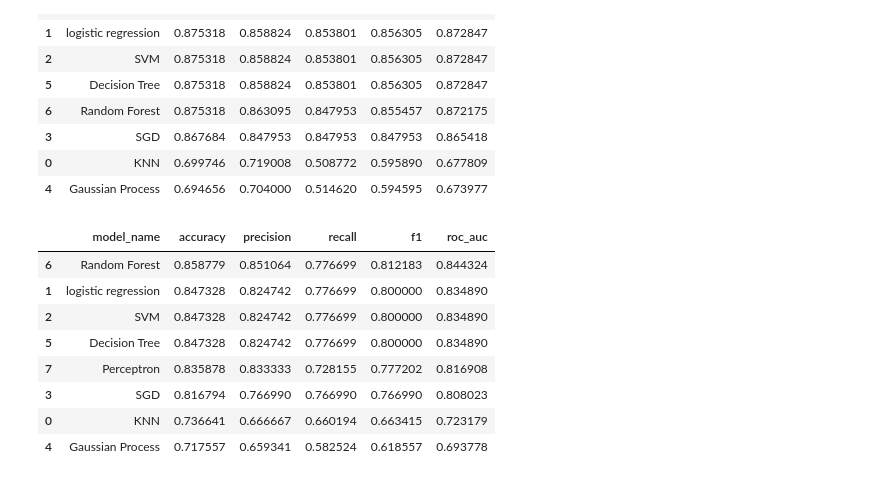
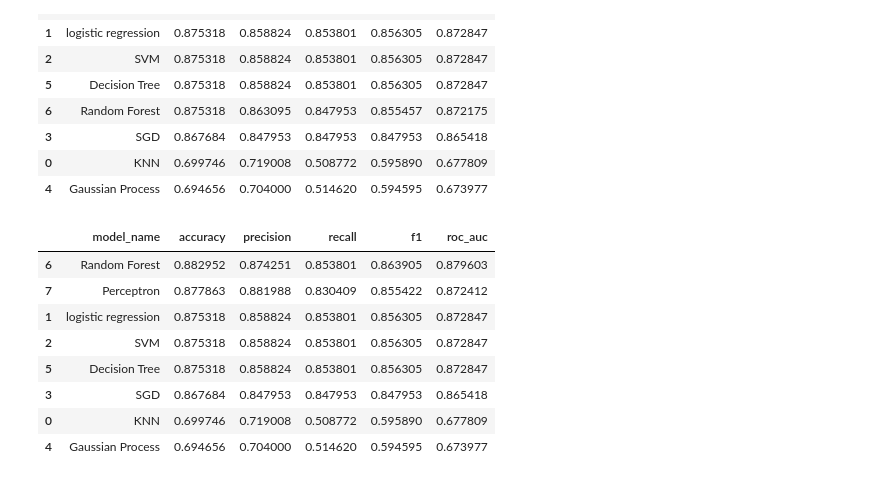
Before and after one commit to GDevigili/machine-learning-coursework, a Jupyter notebook: main.ipynb, the cells around one changed output. Drawn from its saved outputs; the diff is of its cells as text; code cells hidden in the pictures.

```diff
--- a/main.ipynb
+++ b/main.ipynb
@@ -341,12 +341,12 @@ from sklearn import model_selection
 from sklearn.metrics import accuracy_score
 from sklearn.metrics import confusion_matrix
 from sklearn.metrics import classification_report
+from sklearn.metrics import average_precision_score
+from sklearn.metrics import precision_score
+from sklearn.metrics import recall_score
+from sklearn.metrics import f1_score
 from sklearn.metrics import roc_auc_score
-from sklearn.metrics import roc_curve
-from sklearn.metrics import auc
-from sklearn.metrics import average_precision_score
-from sklearn.metrics import f1_score
-from sklearn.metrics import precision_recall_curve
+
 import itertools
 
-cv = model_selection.StratifiedKFold(n_splits=5)
+cv = model_selection.StratifiedKFold(n_splits=10)
@@ -960,19 +953,19 @@ df_results
 | 0 | KNN | 0.699746 | 0.719008 | 0.508772 | 0.595890 | 0.677809 |
 | 4 | Gaussian Process | 0.694656 | 0.704000 | 0.514620 | 0.594595 | 0.673977 |
 # %%
-x_train, x_test, y_train, y_test = train_test_split(x, y, test_size=0.2, random_state=42)
+x_train, x_test, y_train, y_test = train_test_split(x, y, test_size=0.3, random_state=0)
 
 for model in models:
     models[model].fit(x_train, y_train)
 
 eval_dataframe(models)
 # %% [output]
 |  | model_name | accuracy | precision | recall | f1 | roc_auc |
-| 6 | Random Forest | 0.858779 | 0.851064 | 0.776699 | 0.812183 | 0.844324 |
-| 1 | logistic regression | 0.847328 | 0.824742 | 0.776699 | 0.800000 | 0.834890 |
-| 2 | SVM | 0.847328 | 0.824742 | 0.776699 | 0.800000 | 0.834890 |
-| 5 | Decision Tree | 0.847328 | 0.824742 | 0.776699 | 0.800000 | 0.834890 |
-| 7 | Perceptron | 0.835878 | 0.833333 | 0.728155 | 0.777202 | 0.816908 |
-| 3 | SGD | 0.816794 | 0.766990 | 0.766990 | 0.766990 | 0.808023 |
-| 0 | KNN | 0.736641 | 0.666667 | 0.660194 | 0.663415 | 0.723179 |
-| 4 | Gaussian Process | 0.717557 | 0.659341 | 0.582524 | 0.618557 | 0.693778 |
+| 6 | Random Forest | 0.882952 | 0.874251 | 0.853801 | 0.863905 | 0.879603 |
+| 7 | Perceptron | 0.877863 | 0.881988 | 0.830409 | 0.855422 | 0.872412 |
+| 1 | logistic regression | 0.875318 | 0.858824 | 0.853801 | 0.856305 | 0.872847 |
+| 2 | SVM | 0.875318 | 0.858824 | 0.853801 | 0.856305 | 0.872847 |
+| 5 | Decision Tree | 0.875318 | 0.858824 | 0.853801 | 0.856305 | 0.872847 |
+| 3 | SGD | 0.867684 | 0.847953 | 0.847953 | 0.847953 | 0.865418 |
+| 0 | KNN | 0.699746 | 0.719008 | 0.508772 | 0.595890 | 0.677809 |
+| 4 | Gaussian Process | 0.694656 | 0.704000 | 0.514620 | 0.594595 | 0.673977 |
```
Also changed, not shown: parts of 3 cells of this notebook.
